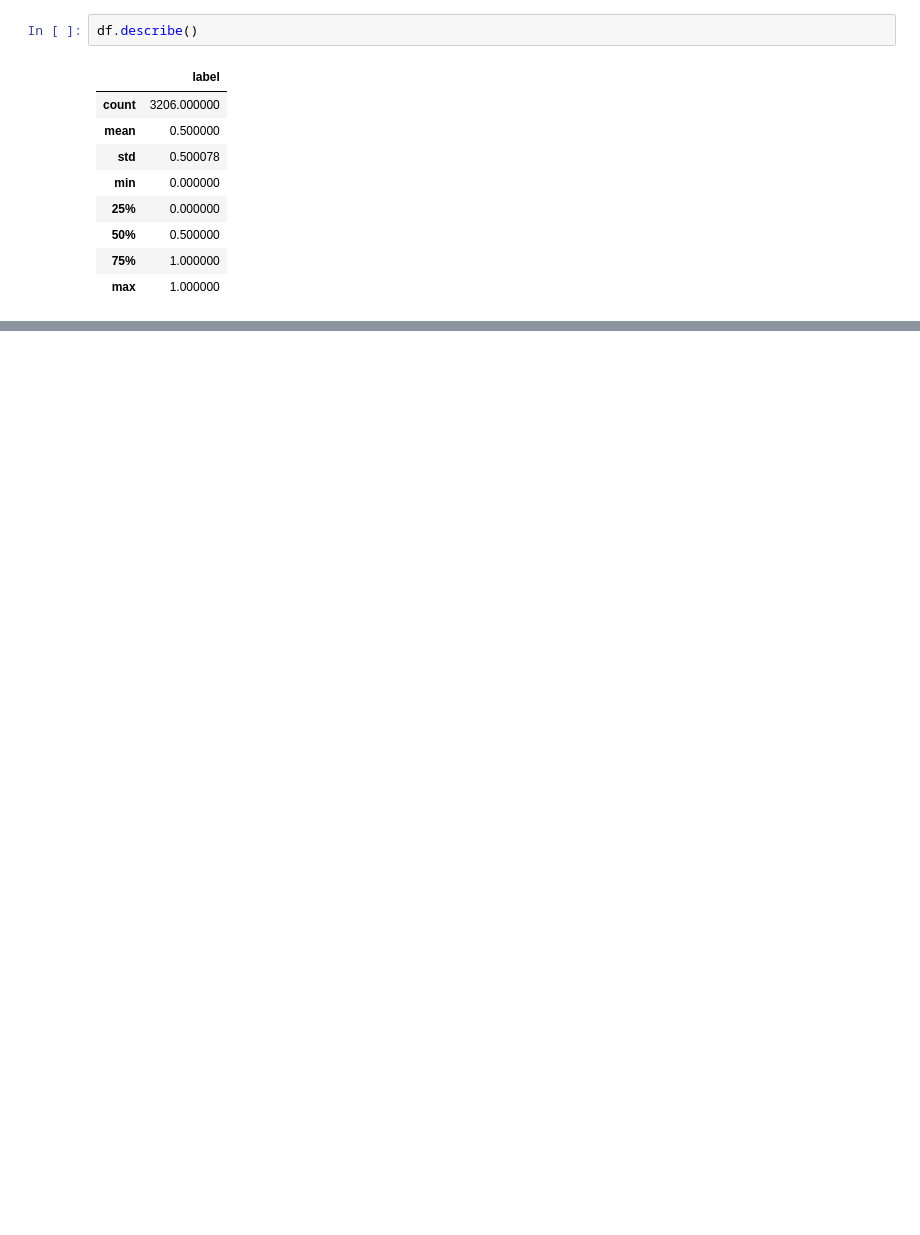
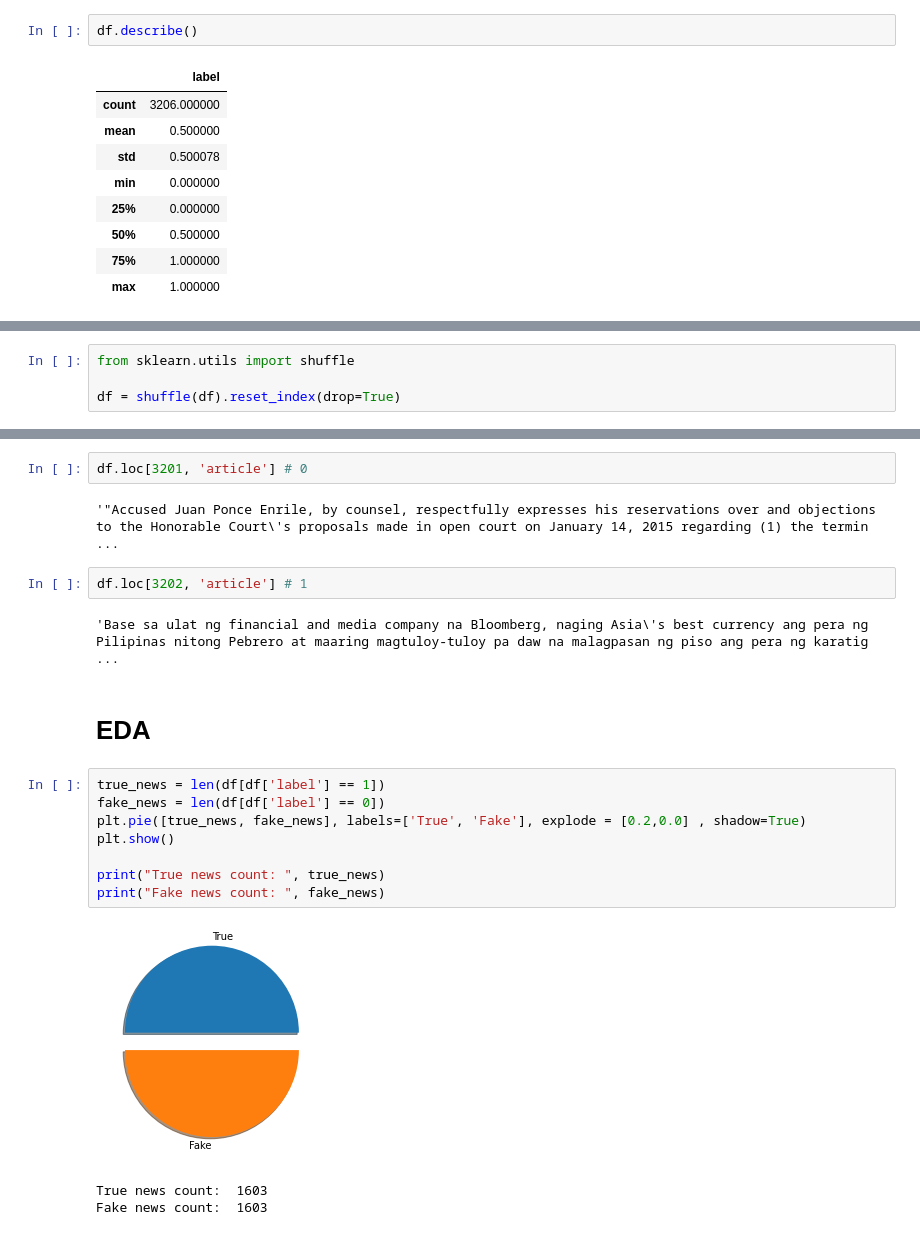
Before and after one commit to mart-anthony-stark/Machine-Learning-and-Deep-Learning, a Jupyter notebook: Fake_News_Detection_PH.ipynb, the cells around one changed output, grey strips where cells are left out. Drawn from its saved outputs; the diff is of its cells as text; blank space fills up the shorter version.

```diff
--- a/Fake_News_Detection_PH.ipynb
+++ b/Fake_News_Detection_PH.ipynb
@@ -74,0 +50,4 @@ stopwords.fileids()
+# %%
+from sklearn.utils import shuffle
+
+df = shuffle(df).reset_index(drop=True)
@@ -74,0 +72,22 @@ stopwords.fileids()
+# %%
+df.loc[3201, 'article'] # 0
+# %% [output]
+'"Accused Juan Ponce Enrile, by counsel, respectfully expresses his reservations over and objections to the Honorable Court\'s proposals made in open court on January 14, 2015 regarding (1) the termin ...
+# %%
+df.loc[3202, 'article'] # 1
+# %% [output]
+'Base sa ulat ng financial and media company na Bloomberg, naging Asia\'s best currency ang pera ng Pilipinas nitong Pebrero at maaring magtuloy-tuloy pa daw na malagpasan ng piso ang pera ng karatig  ...
+# %% [markdown]
+# EDA
+# %%
+true_news = len(df[df['label'] == 1])
+fake_news = len(df[df['label'] == 0])
+plt.pie([true_news, fake_news], labels=['True', 'Fake'], explode = [0.2,0.0] , shadow=True)
+plt.show()
+
+print("True news count: ", true_news)
+print("Fake news count: ", fake_news)
+# %% [output]
+[figure, added]
+True news count:  1603
+Fake news count:  1603
```
Also changed, not shown: parts of 10 cells of this notebook.
